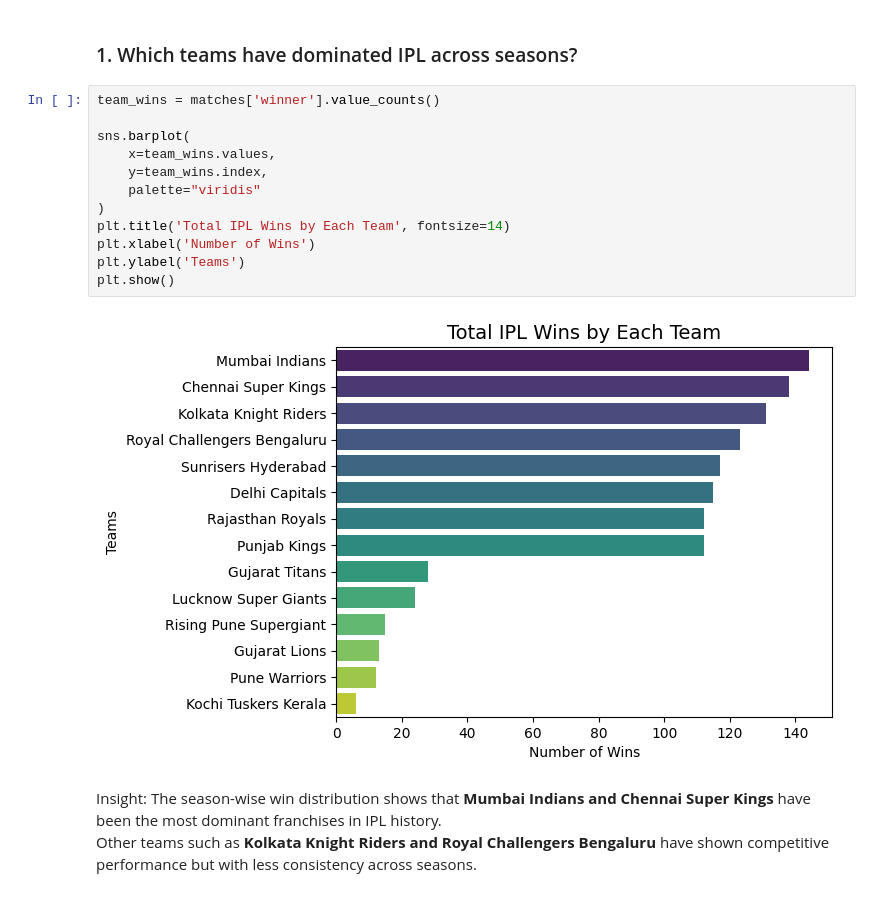
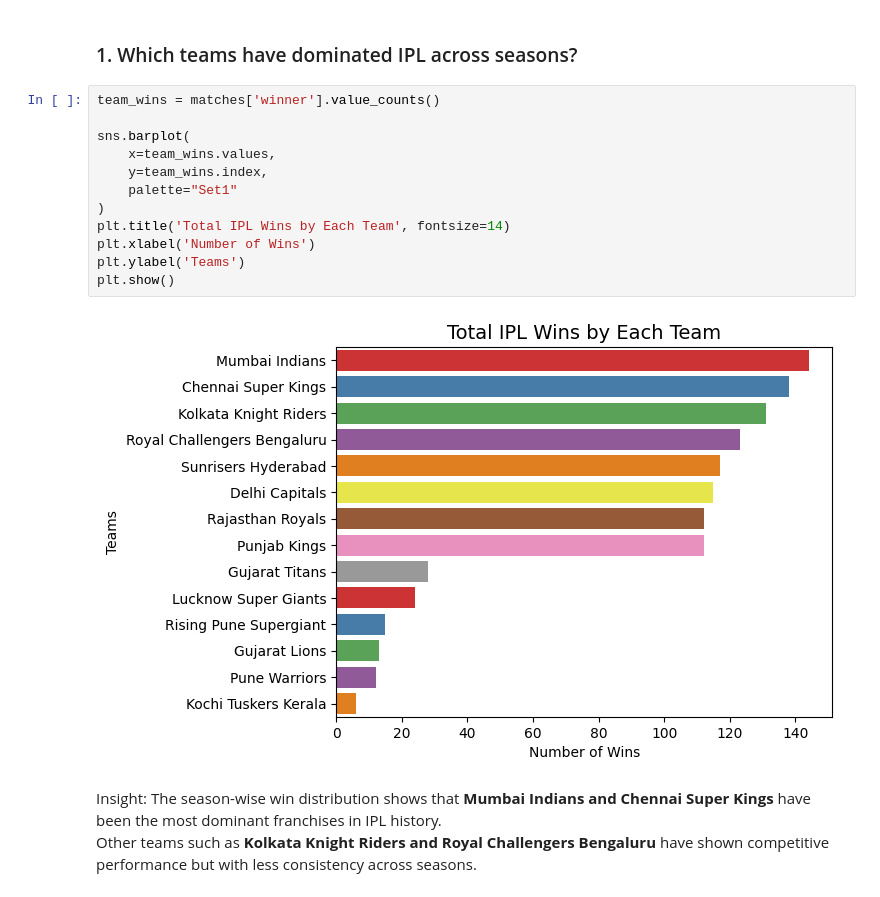
Before and after one commit to riddhikale/CricIQ, a Jupyter notebook: notebooks/eda.ipynb, the cells around one changed output. Cells and saved outputs as stored; diff of their text form.

```diff
--- a/ipl.ipynb
+++ b/notebooks/eda.ipynb
@@ -272,17 +272,17 @@ for col in ['team1','team2','toss_winner','winner']:
 # %%
 team_wins = matches['winner'].value_counts()
 
 sns.barplot(
     x=team_wins.values,
     y=team_wins.index,
-    palette="viridis"
+    palette="Set1"
 )
 plt.title('Total IPL Wins by Each Team', fontsize=14)
 plt.xlabel('Number of Wins')
 plt.ylabel('Teams')
 plt.show()
 # %% [output]
-[figure, old version]
+[figure, new version]
 # %% [markdown]
 Insight:
 The season-wise win distribution shows that **Mumbai Indians and Chennai Super Kings** have been the most dominant franchises in IPL history.
```
Also changed, not shown: 1 other file.
